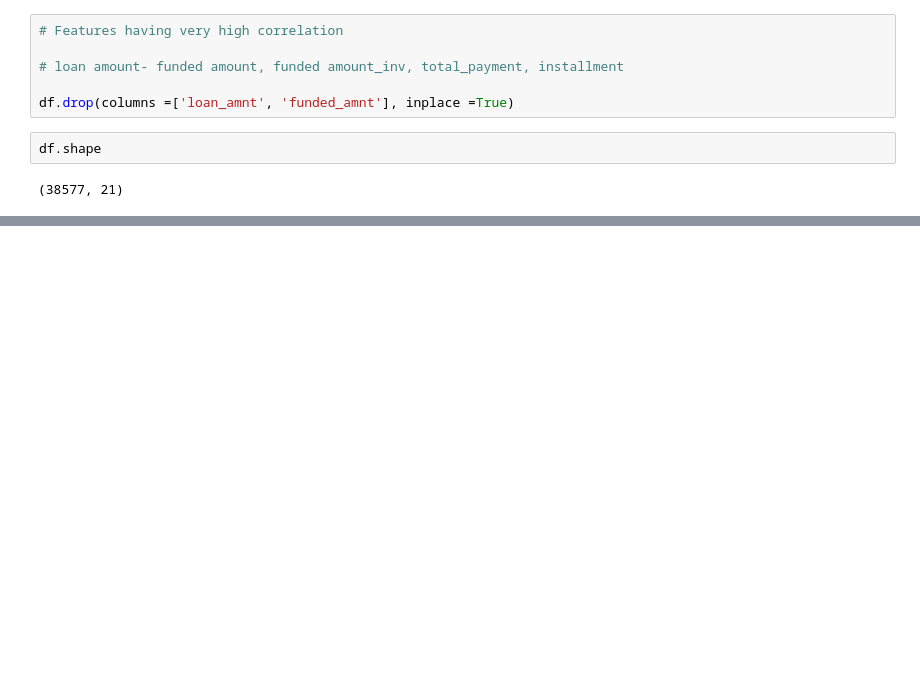
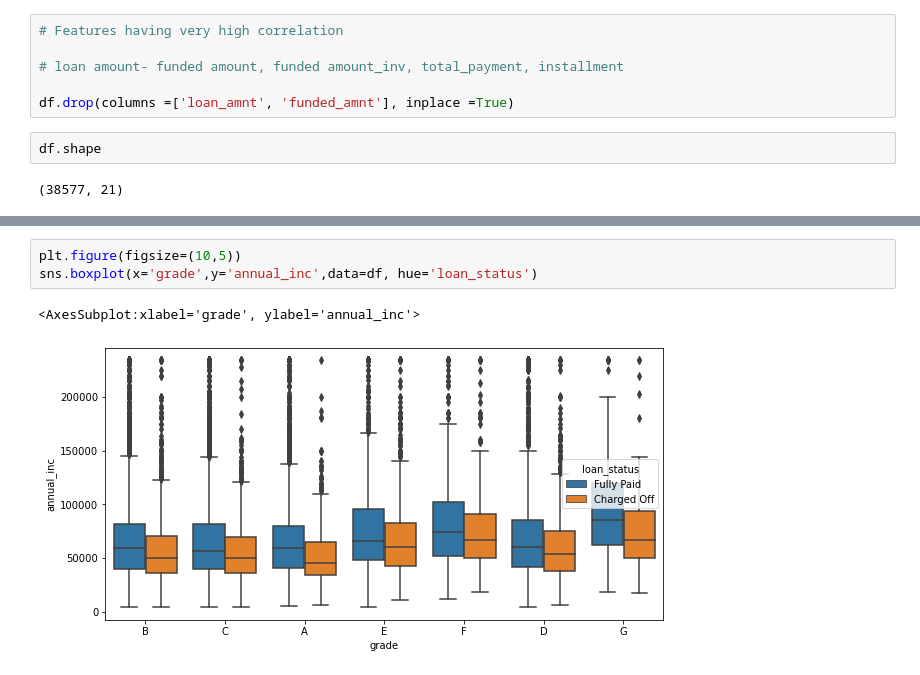
Before and after one commit to GTPrasad/Lending_Club_Case_Study, a Jupyter notebook: Case Study Cleaned.ipynb, the cells around one changed output, grey strips where cells are left out. Cells and saved outputs as stored; diff of their text form; blank space fills up the shorter version.

```diff
--- a/Case Study Cleaned.ipynb
+++ b/Case Study Cleaned.ipynb
@@ -310,0 +308,6 @@ for i in cont_cols_up:
+# %%
+plt.figure(figsize=(10,5))
+sns.boxplot(x='grade',y='annual_inc',data=df, hue='loan_status')
+# %% [output]
+<AxesSubplot:xlabel='grade', ylabel='annual_inc'>
+[figure, added]
```
Also changed, not shown: parts of 42 cells of this notebook, 1 other file.
